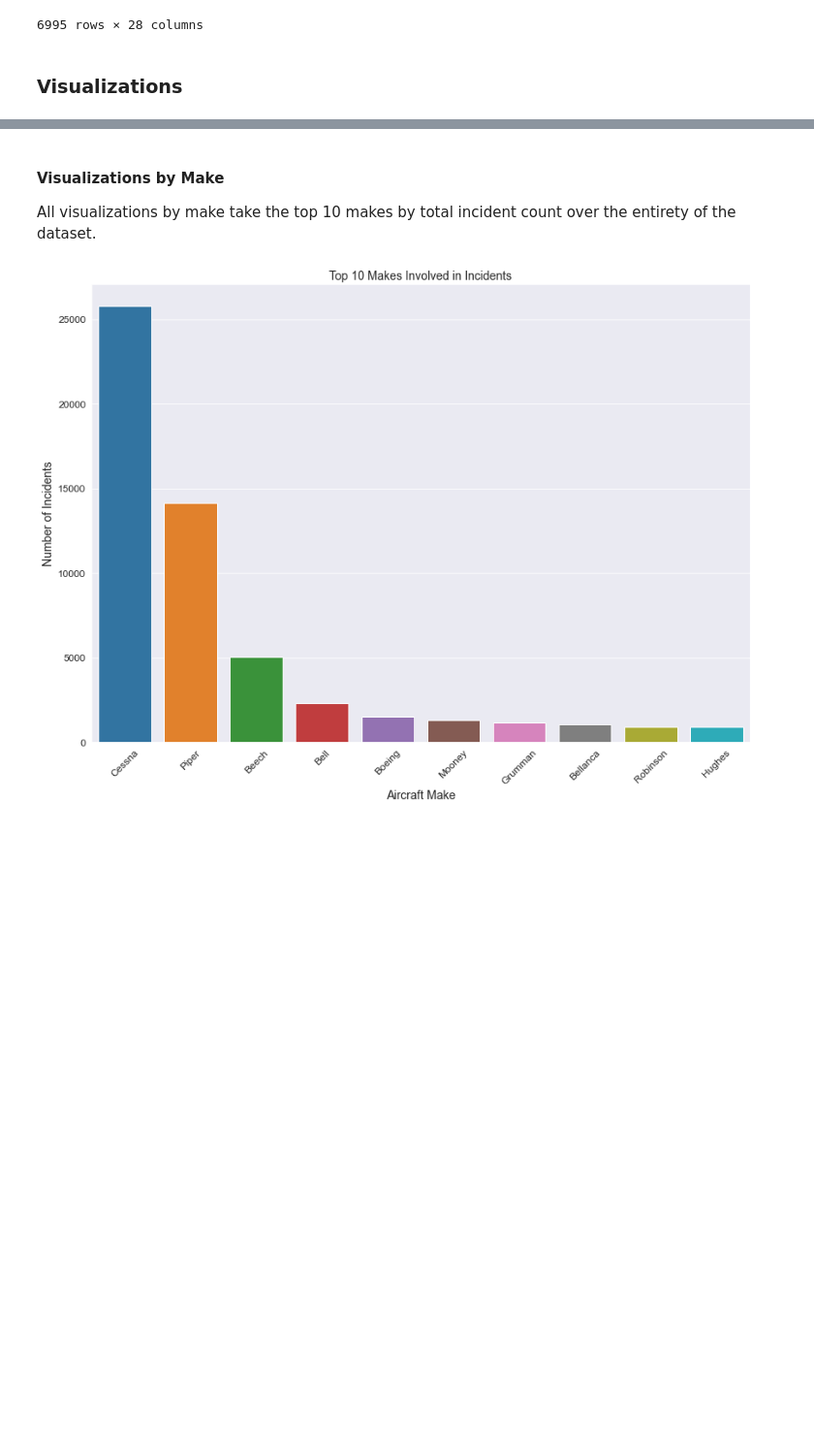
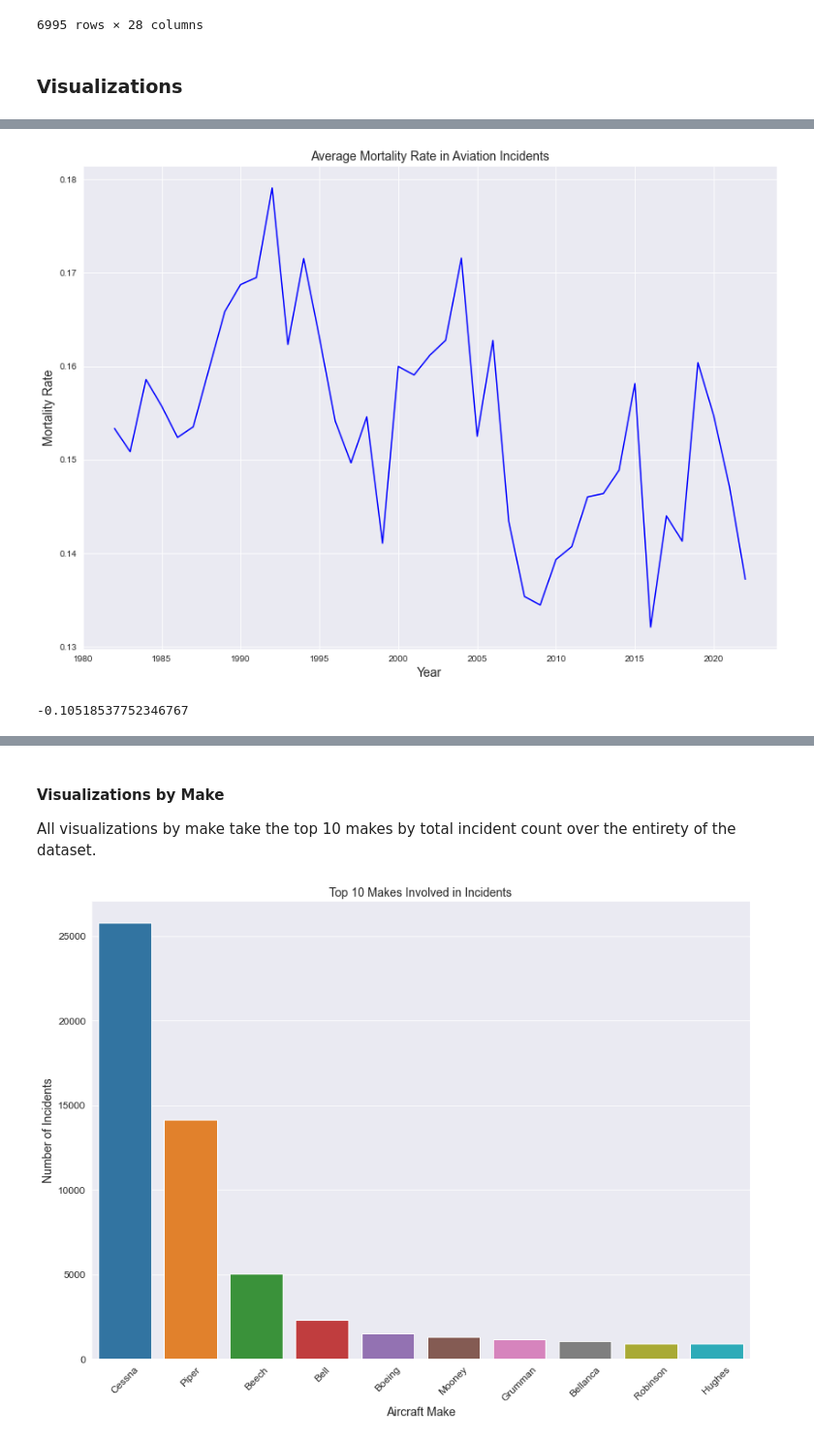
Before and after one commit to cameronpwright/flatironschool_phase1, a Jupyter notebook: Phase 1 Lab.ipynb, the cells around one changed output, grey strips where cells are left out. Shown at 97% size. Drawn from its saved outputs; the diff is of its cells as text; code cells hidden in the pictures; blank space fills up the shorter version.

```diff
--- a/Phase 1 Lab.ipynb
+++ b/Phase 1 Lab.ipynb
@@ -498,0 +530,21 @@ plt.show()
+# %%
+fig,ax=plt.subplots(figsize=(14,10))
+groupbyyr = df.groupby(df['Event.Date'].dt.year).mean()
+
+sns.set_style('darkgrid')
+sns.lineplot(data=groupbyyr,
+             x=groupbyyr.index,
+             y=groupbyyr['Mortality Rate'],
+             color='blue')
+
+ax.set_title('Average Mortality Rate in Aviation Incidents', fontsize=14)
+ax.set_ylabel('Mortality Rate', fontsize=14)
+ax.set_xlabel('Year', fontsize=14)
+plt.show()
+# %% [output]
+[figure, added]
+# %%
+# Decline in mortality rate
+(groupbyyr['Mortality Rate'][2022]-groupbyyr['Mortality Rate'][1982])/groupbyyr['Mortality Rate'][1982]
+# %% [output]
+-0.10518537752346767
```
Also changed, not shown: parts of 23 cells of this notebook.
